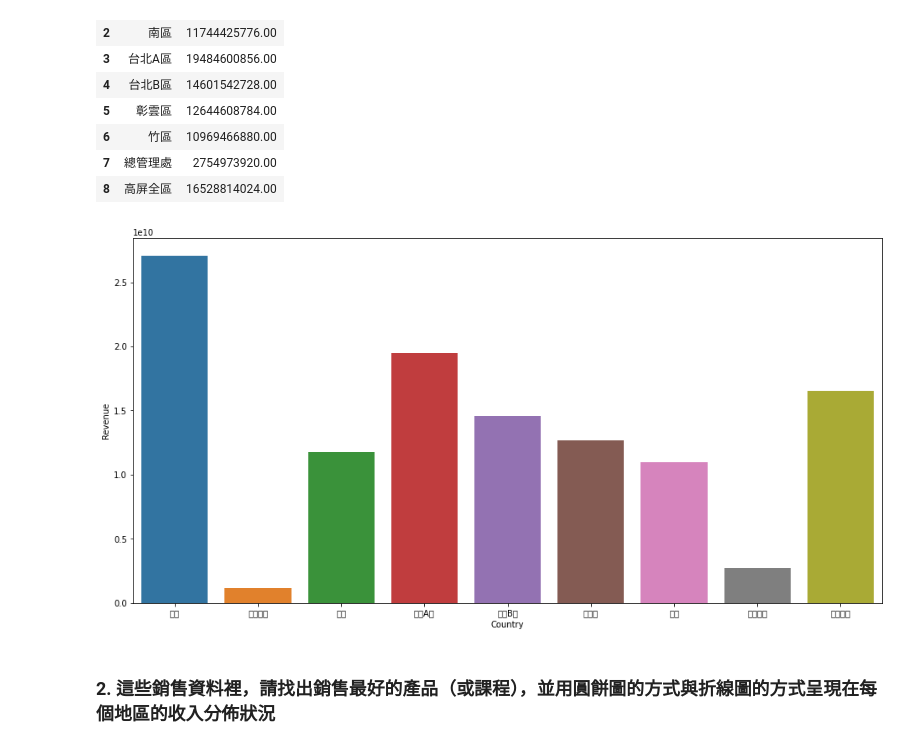
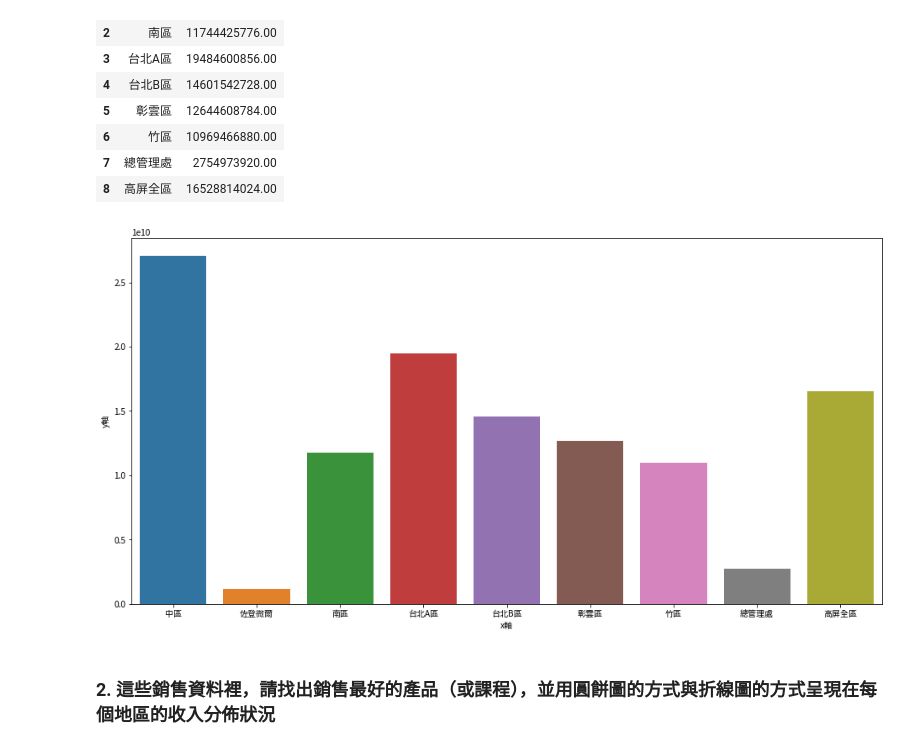
Before and after one commit to a151815058/jourdeness_project_homework, a Jupyter notebook: HW2_answers.ipynb, the cells around one changed output. Saved outputs shown, nothing was run; the diff lists cells and outputs as text; code cells hidden in the pictures.

```diff
--- a/HW2_answers.ipynb
+++ b/HW2_answers.ipynb
@@ -2,0 +5,14 @@
+# %%
+# Colab 進行matplotlib繪圖時顯示繁體中文
+# 下載台北思源黑體並命名taipei_sans_tc_beta.ttf，移至指定路徑
+!wget -O TaipeiSansTCBeta-Regular.ttf https://drive.google.com/uc?id=1eGAsTN1HBpJAkeVM57_C7ccp7hbgSz3_&export=download
+
+import matplotlib as mpl
+import matplotlib.pyplot as plt
+from matplotlib.font_manager import fontManager
+
+# 改style要在改font之前
+# plt.style.use('seaborn')
+
+fontManager.addfont('TaipeiSansTCBeta-Regular.ttf')
+mpl.rc('font', family='Taipei Sans TC Beta')
@@ -69,7 +102,9 @@ tx_area_revenue
 # %%
 fig,axes = plt.subplots(figsize=(16,8))
 sns.barplot(x='Country',y='Revenue',data =tx_area_revenue,ax=axes )
+plt.ylabel("y軸")
+plt.xlabel("x軸")
 plt.show()
 # %% [output]
-[figure, old version]
+[figure, new version]
 # %% [markdown]
```
Also changed, not shown: parts of 4 cells of this notebook.
